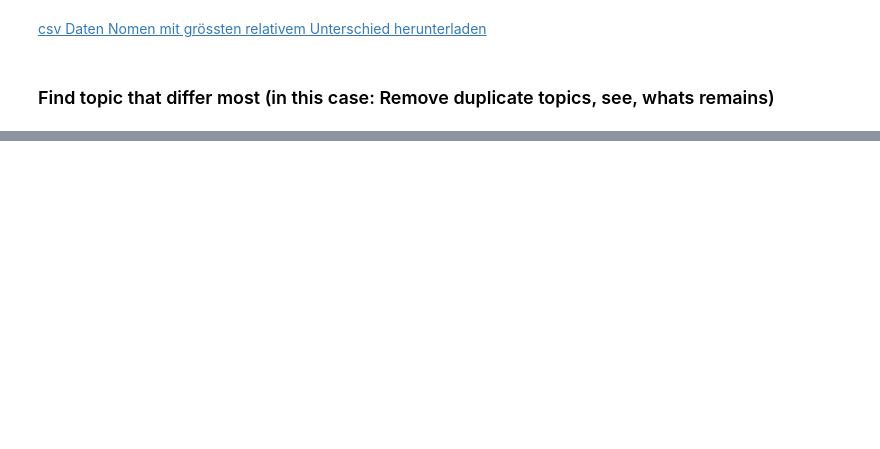
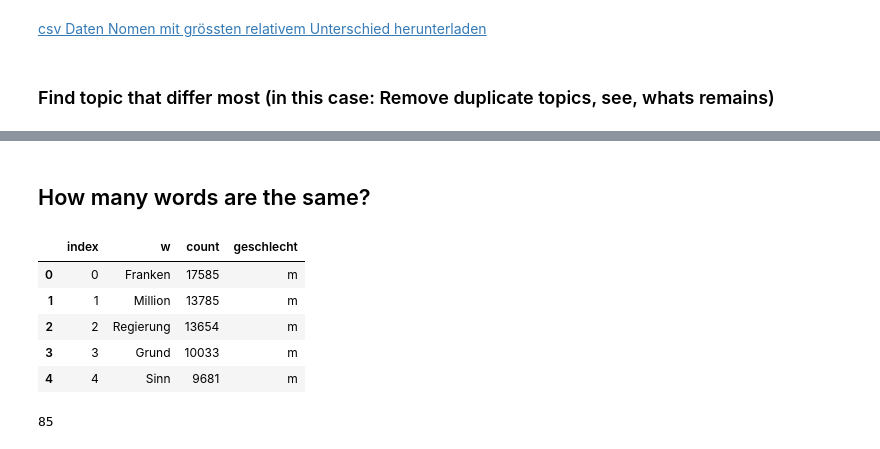
Before and after one commit to simonhuwiler/nzz_zh_kantonsrat, a Jupyter notebook: src/5_text_analysis.ipynb, the cells around one changed output, grey strips where cells are left out. Cells and saved outputs as stored; diff of their text form; code cells hidden in the pictures; blank space fills up the shorter version.

```diff
--- a/src/5_text_analysis.ipynb
+++ b/src/5_text_analysis.ipynb
@@ -271,0 +262,17 @@ list(df_concat[df_concat.geschlecht == 'm']['noun'])
+# %% [markdown]
+## How many words are the same?
+# %%
+df_m.head()
+# %% [output]
+|  | index | w | count | geschlecht |
+| 0 | 0 | Franken | 17585 | m |
+| 1 | 1 | Million | 13785 | m |
+| 2 | 2 | Regierung | 13654 | m |
+| 3 | 3 | Grund | 10033 | m |
+| 4 | 4 | Sinn | 9681 | m |
+# %%
+df_new = df_w.merge(df_m, how='outer', on='w')
+
+len(df_new[df_new.geschlecht_x.notna() & df_new.geschlecht_y.notna()])
+# %% [output]
+85
```
Also changed, not shown: parts of 8 cells of this notebook, 6 other files.
